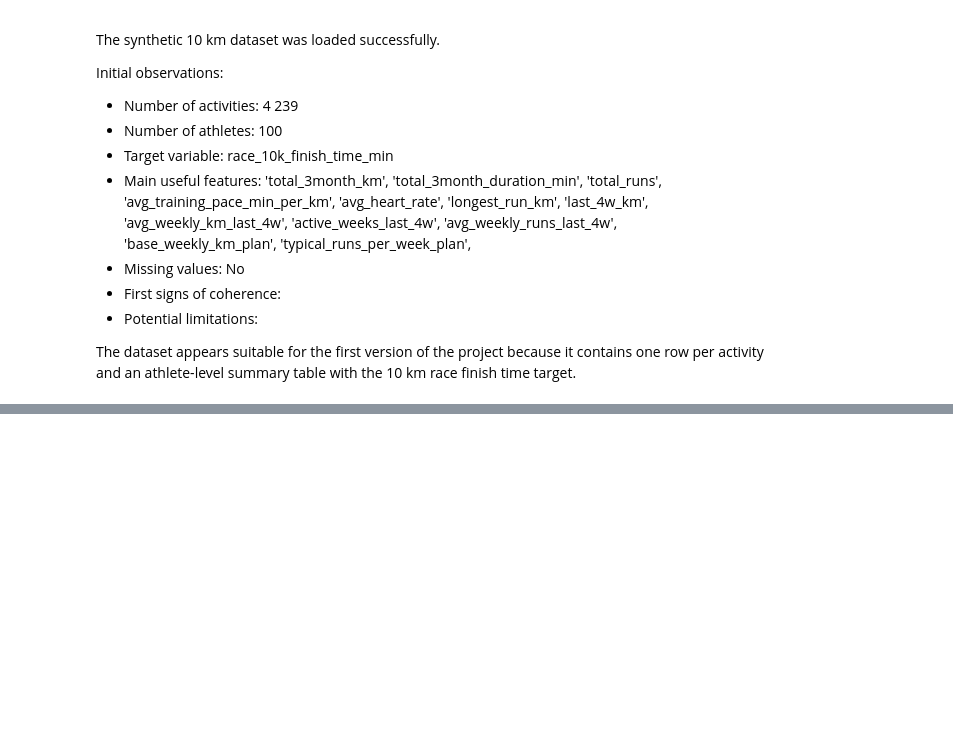
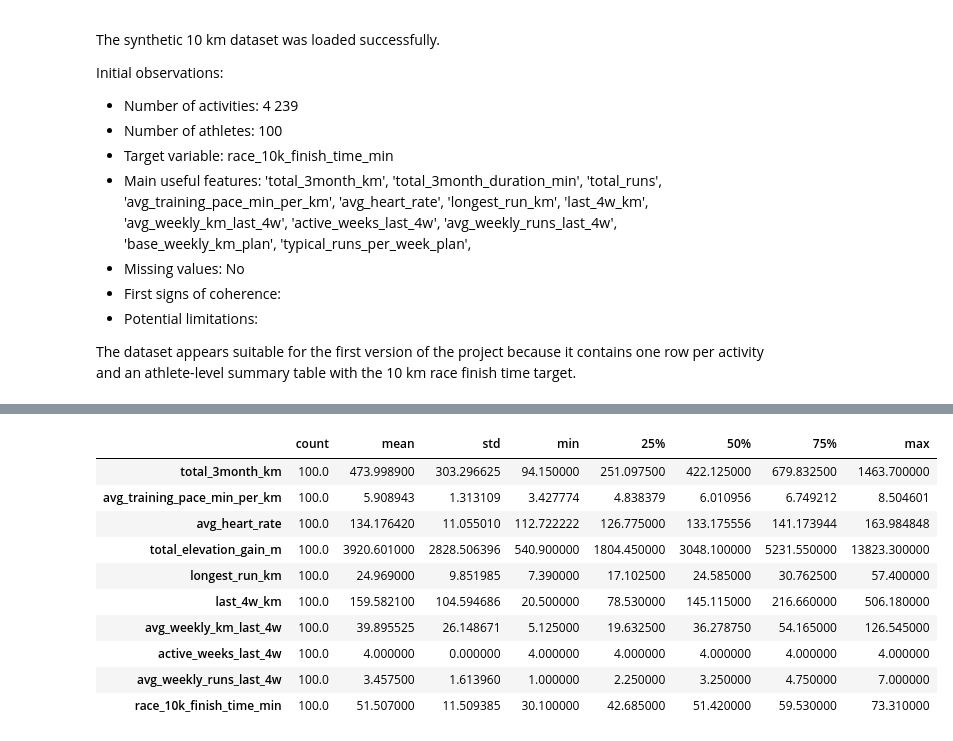
Before and after one commit to RiccardoPrestigiacomo-99/running-ml-performance, a Jupyter notebook: notebooks/01_public_data_exploration.ipynb, the cells around one changed output, grey strips where cells are left out. Saved outputs shown, nothing was run; the diff lists cells and outputs as text; code cells hidden in the pictures; blank space fills up the shorter version.

```diff
--- a/notebooks/01_public_data_exploration.ipynb
+++ b/notebooks/01_public_data_exploration.ipynb
@@ -248,0 +303,18 @@ The dataset appears suitable for the first version of the project because it con
+# %%
+target_column = "race_10k_finish_time_min"
+
+candidate_features = [
+    "total_3month_km",
+    "avg_training_pace_min_per_km",
+    "avg_heart_rate",
+    "total_elevation_gain_m",
+    "longest_run_km",
+    "last_4w_km",
+    "avg_weekly_km_last_4w",
+    "active_weeks_last_4w",
+    "avg_weekly_runs_last_4w",
+]
+
+model_preview = athlete_summary[candidate_features + [target_column]]
+
+model_preview.head()
@@ -248,0 +328,14 @@ The dataset appears suitable for the first version of the project because it con
+# %%
+model_preview.describe().T
+# %% [output]
+|  | count | mean | std | min | 25% | 50% | 75% | max |
+| total_3month_km | 100.0 | 473.998900 | 303.296625 | 94.150000 | 251.097500 | 422.125000 | 679.832500 | 1463.700000 |
+| avg_training_pace_min_per_km | 100.0 | 5.908943 | 1.313109 | 3.427774 | 4.838379 | 6.010956 | 6.749212 | 8.504601 |
+| avg_heart_rate | 100.0 | 134.176420 | 11.055010 | 112.722222 | 126.775000 | 133.175556 | 141.173944 | 163.984848 |
+| total_elevation_gain_m | 100.0 | 3920.601000 | 2828.506396 | 540.900000 | 1804.450000 | 3048.100000 | 5231.550000 | 13823.300000 |
+| longest_run_km | 100.0 | 24.969000 | 9.851985 | 7.390000 | 17.102500 | 24.585000 | 30.762500 | 57.400000 |
+| last_4w_km | 100.0 | 159.582100 | 104.594686 | 20.500000 | 78.530000 | 145.115000 | 216.660000 | 506.180000 |
+| avg_weekly_km_last_4w | 100.0 | 39.895525 | 26.148671 | 5.125000 | 19.632500 | 36.278750 | 54.165000 | 126.545000 |
+| active_weeks_last_4w | 100.0 | 4.000000 | 0.000000 | 4.000000 | 4.000000 | 4.000000 | 4.000000 | 4.000000 |
+| avg_weekly_runs_last_4w | 100.0 | 3.457500 | 1.613960 | 1.000000 | 2.250000 | 3.250000 | 4.750000 | 7.000000 |
+| race_10k_finish_time_min | 100.0 | 51.507000 | 11.509385 | 30.100000 | 42.685000 | 51.420000 | 59.530000 | 73.310000 |
```
Also changed, not shown: parts of 6 cells of this notebook, 1 other file.
